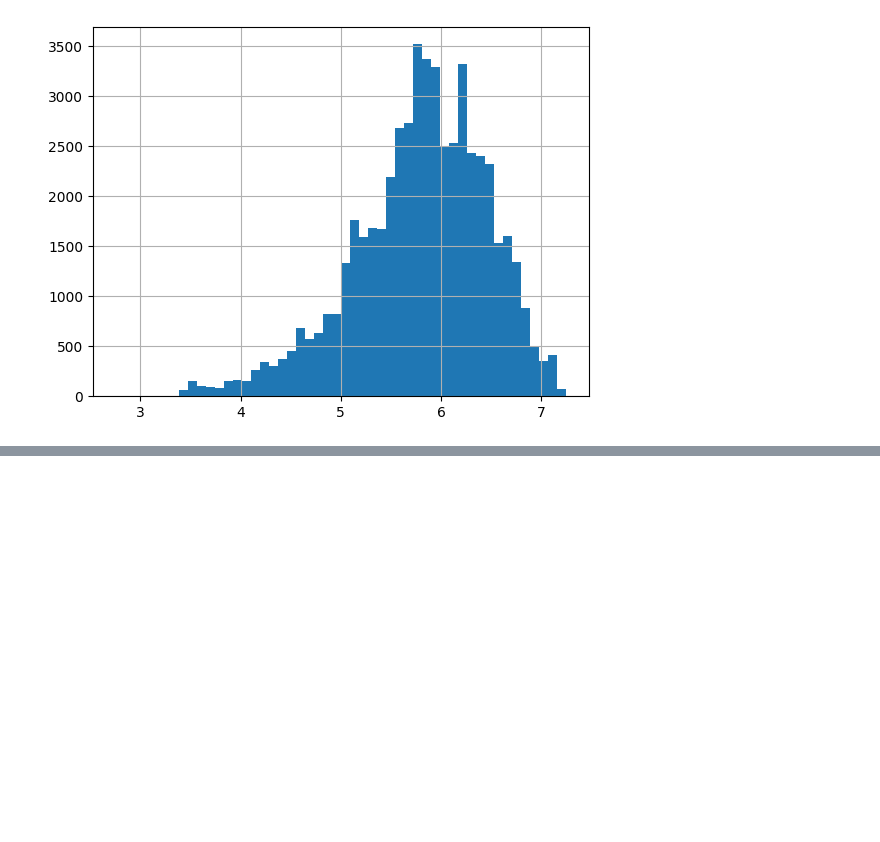
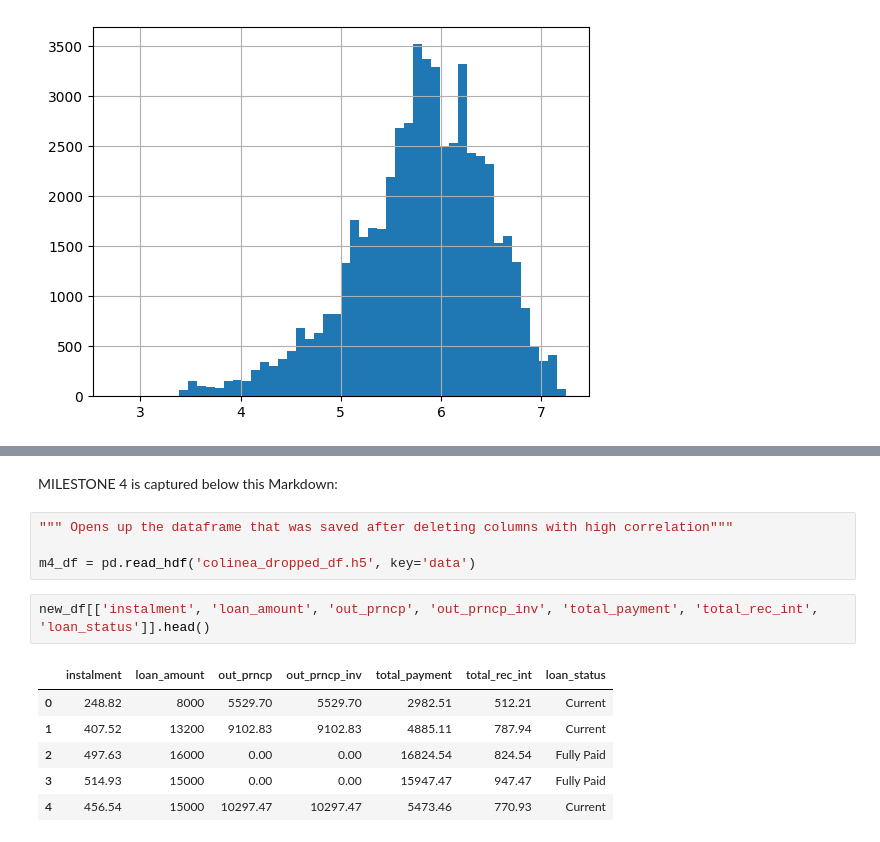
Before and after one commit to tgcoughlin/exploratory-data-analysis---customer-loans-in-finance597, a Jupyter notebook: db.ipynb, the cells around one changed output, grey strips where cells are left out. Drawn from its saved outputs; the diff is of its cells as text; blank space fills up the shorter version.

```diff
--- a/db.ipynb
+++ b/db.ipynb
@@ -622,0 +696,15 @@ log_instalment.hist(bins=50)
+# %% [markdown]
+MILESTONE 4 is captured below this Markdown:
+# %%
+""" Opens up the dataframe that was saved after deleting columns with high correlation"""
+
+m4_df = pd.read_hdf('colinea_dropped_df.h5', key='data')
+# %%
+new_df[['instalment', 'loan_amount', 'out_prncp', 'out_prncp_inv', 'total_payment', 'total_rec_int', 'loan_status']].head()
+# %% [output]
+|  | instalment | loan_amount | out_prncp | out_prncp_inv | total_payment | total_rec_int | loan_status |
+| 0 | 248.82 | 8000 | 5529.70 | 5529.70 | 2982.51 | 512.21 | Current |
+| 1 | 407.52 | 13200 | 9102.83 | 9102.83 | 4885.11 | 787.94 | Current |
+| 2 | 497.63 | 16000 | 0.00 | 0.00 | 16824.54 | 824.54 | Fully Paid |
+| 3 | 514.93 | 15000 | 0.00 | 0.00 | 15947.47 | 947.47 | Fully Paid |
+| 4 | 456.54 | 15000 | 10297.47 | 10297.47 | 5473.46 | 770.93 | Current |
```
Also changed, not shown: parts of 14 cells of this notebook, 2 other files.
